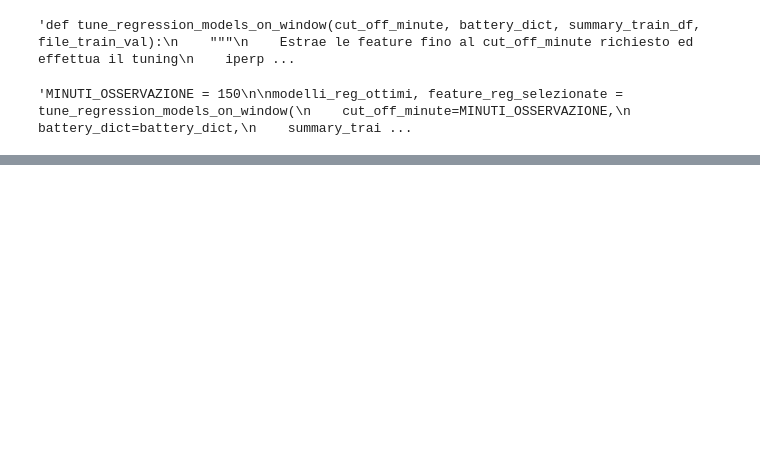
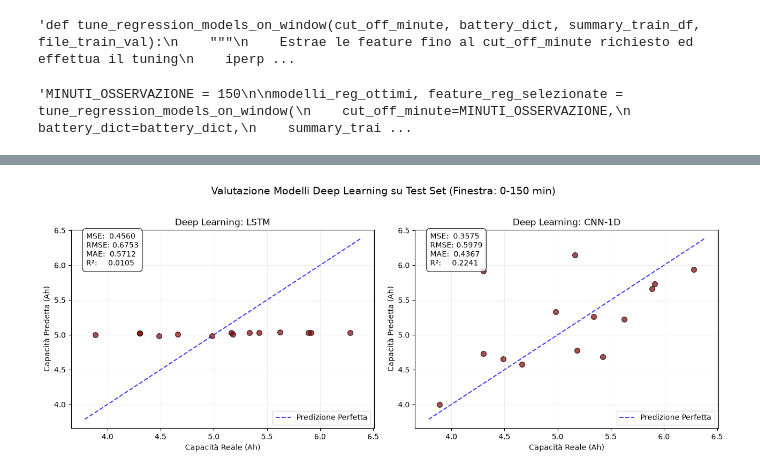
Before and after one commit to sforin/BatteryPrediction_FAI, a Jupyter notebook: notebook.ipynb, the cells around one changed output, grey strips where cells are left out. Drawn from its saved outputs; the diff is of its cells as text; code cells hidden in the pictures; blank space fills up the shorter version.

```diff
--- a/notebook.ipynb
+++ b/notebook.ipynb
@@ -1192,0 +1554,30 @@ plt.show()
+# %%
+fig, axes = plt.subplots(1, 2, figsize=(13, 5))
+
+for idx, name in enumerate(["LSTM", "CNN-1D"]):
+    y_pred_dl = test_predictions[name]
+    metrics = metriche_finali[name]
+
+    ax = axes[idx]
+    ax.scatter(y_test_dl, y_pred_dl, color='darkred', alpha=0.7, edgecolors='k', s=50)
+
+    # Diagonale perfetta
+    lims = [min(y_test_dl.min(), y_pred_dl.min()) - 0.1, max(y_test_dl.max(), y_pred_dl.max()) + 0.1]
+    ax.plot(lims, lims, 'b--', alpha=0.75, zorder=0, label="Predizione Perfetta")
+
+    ax.set_title(f"Deep Learning: {name}")
+    ax.set_xlabel("Capacità Reale (Ah)")
+    ax.set_ylabel("Capacità Predetta (Ah)")
+    ax.grid(True, alpha=0.2)
+
+    # Box testuale con tutte le metriche richieste dal docente
+    info_text = f"MSE:  {metrics['MSE']:.4f}\nRMSE: {metrics['RMSE']:.4f}\nMAE:  {metrics['MAE']:.4f}\nR²:     {metrics['R2']:.4f}"
+    ax.text(0.05, 0.82, info_text, transform=ax.transAxes, fontsize=10,
+            bbox=dict(facecolor='white', alpha=0.8, boxstyle='round,pad=0.5'))
+    ax.legend(loc='lower right')
+
+plt.suptitle(f"Valutazione Modelli Deep Learning su Test Set (Finestra: 0-{CUT_OFF_DL} min)", fontsize=14, y=1.02)
+plt.tight_layout()
+plt.show()
+# %% [output]
+[figure, added]
```
Also changed, not shown: parts of 27 cells of this notebook.
